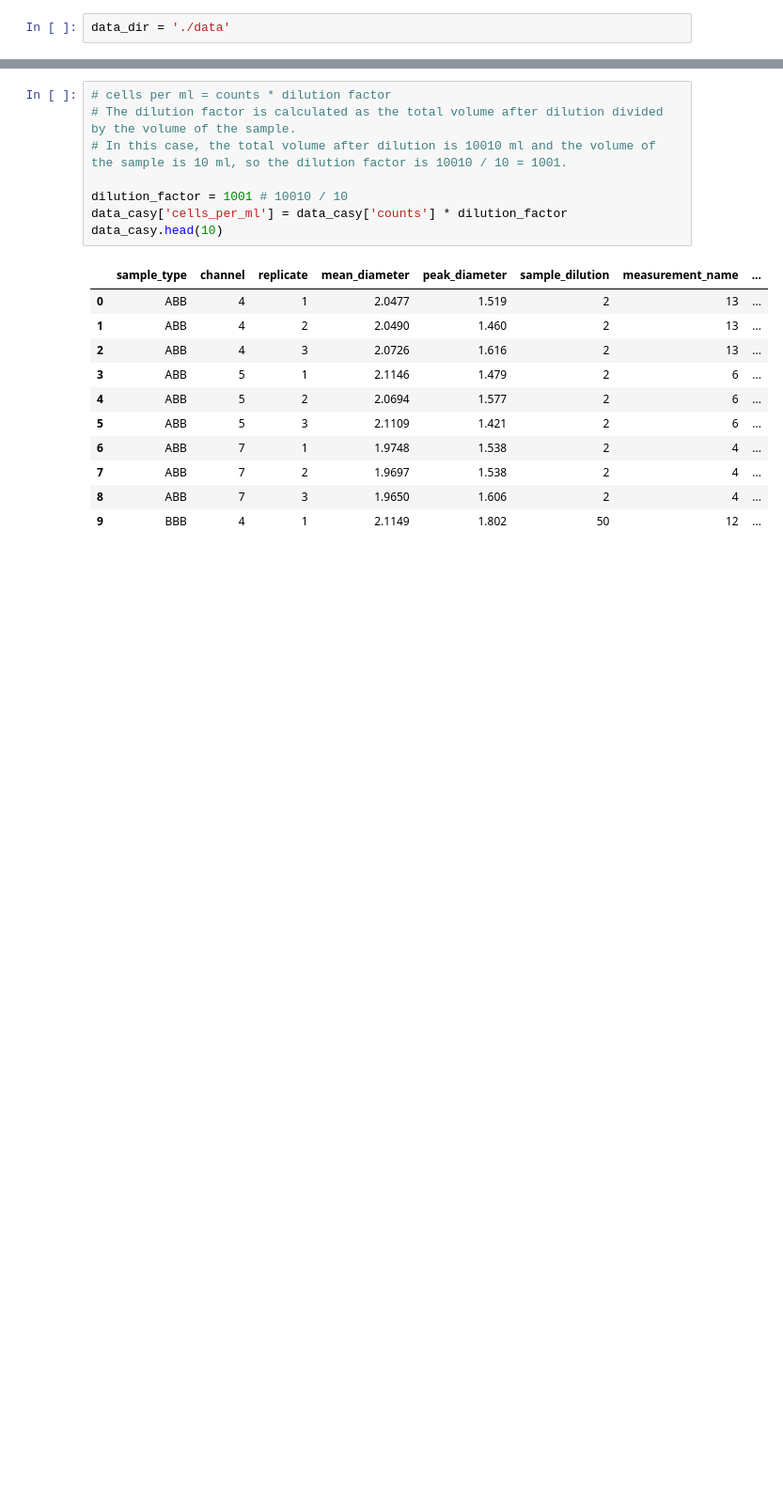
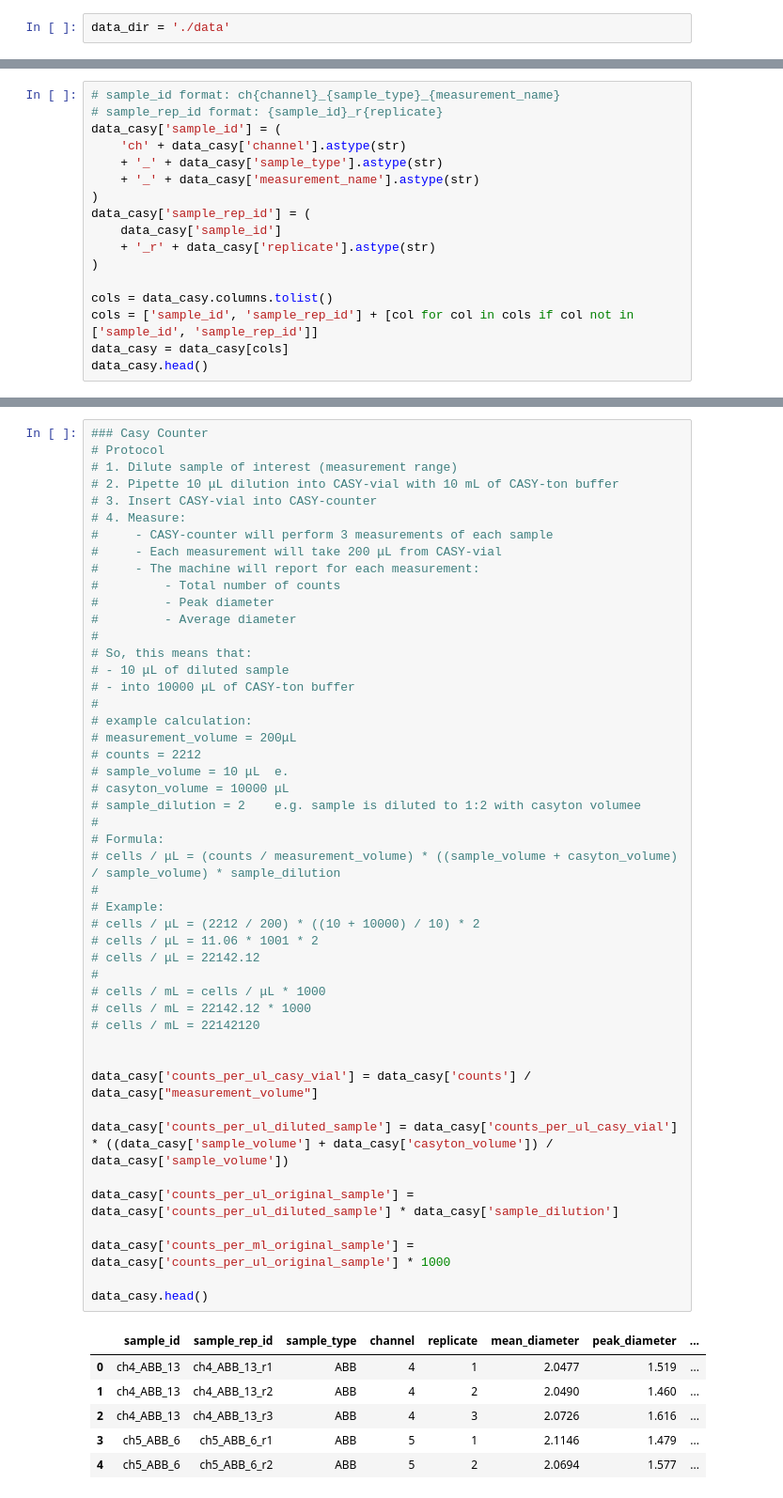
Before and after one commit to EvaPeet-sp/SystemsPractice, a Jupyter notebook: ploidy.ipynb, the cells around one changed output, grey strips where cells are left out. Shown at 94% size. Cells and saved outputs as stored; diff of their text form; blank space fills up the shorter version.

```diff
--- a/ploidy.ipynb
+++ b/ploidy.ipynb
@@ -72,0 +55,17 @@ data_qpcr.head(100)
+# %%
+# sample_id format: ch{channel}_{sample_type}_{measurement_name}
+# sample_rep_id format: {sample_id}_r{replicate}
+data_casy['sample_id'] = (
+    'ch' + data_casy['channel'].astype(str)
+    + '_' + data_casy['sample_type'].astype(str)
+    + '_' + data_casy['measurement_name'].astype(str)
+)
+data_casy['sample_rep_id'] = (
+    data_casy['sample_id']
+    + '_r' + data_casy['replicate'].astype(str)
+)
+
+cols = data_casy.columns.tolist()
+cols = ['sample_id', 'sample_rep_id'] + [col for col in cols if col not in ['sample_id', 'sample_rep_id']]
+data_casy = data_casy[cols]
+data_casy.head()
@@ -73,20 +79,54 @@ data_qpcr.head(100)
 # %%
-# cells per ml = counts * dilution factor
-# The dilution factor is calculated as the total volume after dilution divided by the volume of the sample.
-# In this case, the total volume after dilution is 10010 ml and the volume of the sample is 10 ml, so the dilution factor is 10010 / 10 = 1001.
+### Casy Counter
+# Protocol
+# 1. Dilute sample of interest (measurement range)
+# 2. Pipette 10 μL dilution into CASY-vial with 10 mL of CASY-ton buffer
+# 3. Insert CASY-vial into CASY-counter
+# 4. Measure:
+#     - CASY-counter will perform 3 measurements of each sample
+#     - Each measurement will take 200 μL from CASY-vial
+#     - The machine will report for each measurement:
+#         - Total number of counts
+#         - Peak diameter
+#         - Average diameter
+#
+# So, this means that:
+# - 10 μL of diluted sample
+# - into 10000 μL of CASY-ton buffer
+#
+# example calculation:
+# measurement_volume = 200μL
+# counts = 2212
+# sample_volume = 10 μL  e.
+# casyton_volume = 10000 μL
+# sample_dilution = 2    e.g. sample is diluted to 1:2 with casyton volumee
+#
+# Formula:
+# cells / μL = (counts / measurement_volume) * ((sample_volume + casyton_volume) / sample_volume) * sample_dilution
+#
+# Example:
+# cells / μL = (2212 / 200) * ((10 + 10000) / 10) * 2
+# cells / μL = 11.06 * 1001 * 2
+# cells / μL = 22142.12
+#
+# cells / mL = cells / μL * 1000
+# cells / mL = 22142.12 * 1000
+# cells / mL = 22142120
 
-dilution_factor = 1001 # 10010 / 10
-data_casy['cells_per_ml'] = data_casy['counts'] * dilution_factor
-data_casy.head(10)
+
+data_casy['counts_per_ul_casy_vial'] = data_casy['counts'] / data_casy["measurement_volume"]
+
+data_casy['counts_per_ul_diluted_sample'] = data_casy['counts_per_ul_casy_vial'] * ((data_casy['sample_volume'] + data_casy['casyton_volume']) / data_casy['sample_volume'])
+
+data_casy['counts_per_ul_original_sample'] = data_casy['counts_per_ul_diluted_sample'] * data_casy['sample_dilution']
+
+data_casy['counts_per_ml_original_sample'] = data_casy['counts_per_ul_original_sample'] * 1000
+
+data_casy.head()
 # %% [output]
-|  | sample_type | channel | replicate | mean_diameter | peak_diameter | sample_dilution | measurement_name | ... |
-| 0 | ABB | 4 | 1 | 2.0477 | 1.519 | 2 | 13 | ... |
-| 1 | ABB | 4 | 2 | 2.0490 | 1.460 | 2 | 13 | ... |
-| 2 | ABB | 4 | 3 | 2.0726 | 1.616 | 2 | 13 | ... |
-| 3 | ABB | 5 | 1 | 2.1146 | 1.479 | 2 | 6 | ... |
-| 4 | ABB | 5 | 2 | 2.0694 | 1.577 | 2 | 6 | ... |
-| 5 | ABB | 5 | 3 | 2.1109 | 1.421 | 2 | 6 | ... |
-| 6 | ABB | 7 | 1 | 1.9748 | 1.538 | 2 | 4 | ... |
-| 7 | ABB | 7 | 2 | 1.9697 | 1.538 | 2 | 4 | ... |
-| 8 | ABB | 7 | 3 | 1.9650 | 1.606 | 2 | 4 | ... |
-| 9 | BBB | 4 | 1 | 2.1149 | 1.802 | 50 | 12 | ... |
+|  | sample_id | sample_rep_id | sample_type | channel | replicate | mean_diameter | peak_diameter | ... |
+| 0 | ch4_ABB_13 | ch4_ABB_13_r1 | ABB | 4 | 1 | 2.0477 | 1.519 | ... |
+| 1 | ch4_ABB_13 | ch4_ABB_13_r2 | ABB | 4 | 2 | 2.0490 | 1.460 | ... |
+| 2 | ch4_ABB_13 | ch4_ABB_13_r3 | ABB | 4 | 3 | 2.0726 | 1.616 | ... |
+| 3 | ch5_ABB_6 | ch5_ABB_6_r1 | ABB | 5 | 1 | 2.1146 | 1.479 | ... |
+| 4 | ch5_ABB_6 | ch5_ABB_6_r2 | ABB | 5 | 2 | 2.0694 | 1.577 | ... |
```
Also changed, not shown: parts of 15 cells of this notebook, 1 other file.
